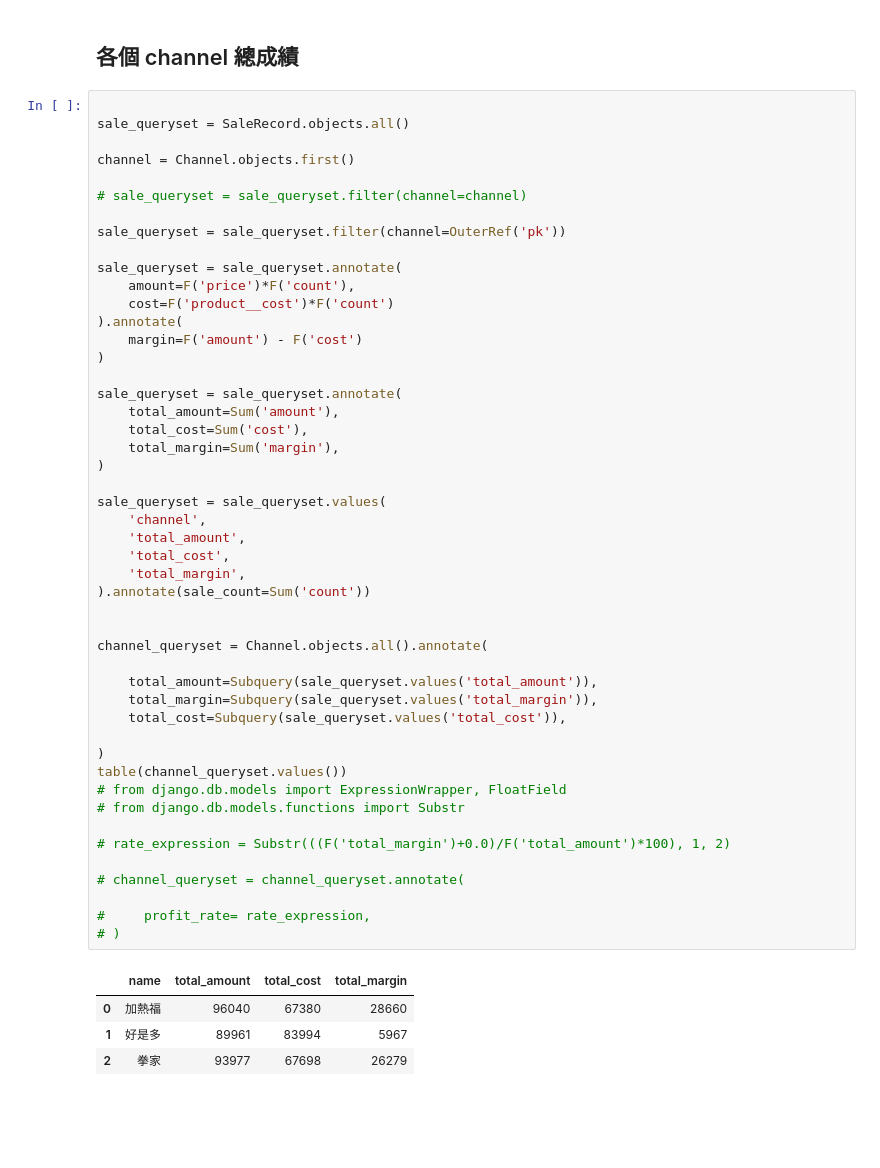
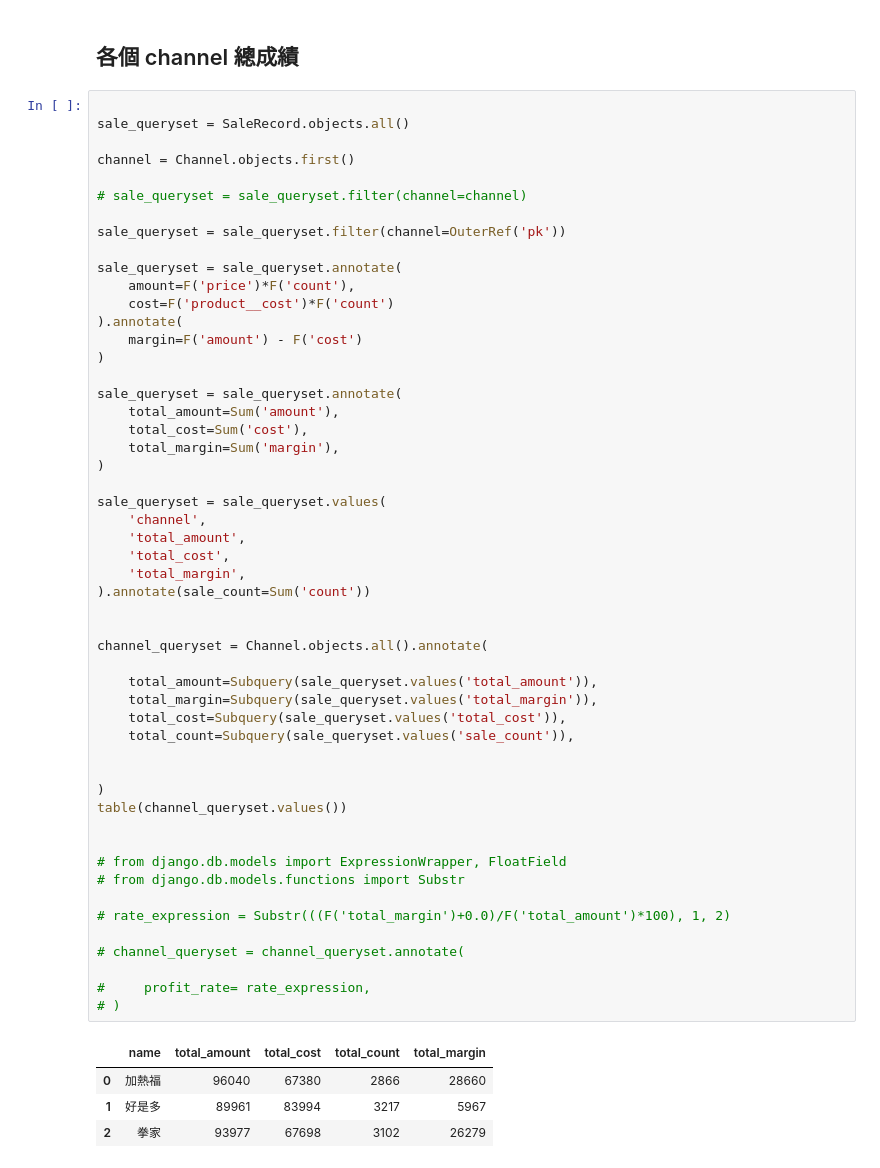
Before and after one commit to timtan/orm-workshop, a Jupyter notebook: demo/Untitled.ipynb, the cells around one changed output. Drawn from its saved outputs; the diff is of its cells as text; blank space fills up the shorter version.

```diff
--- a/demo/Untitled.ipynb
+++ b/demo/Untitled.ipynb
@@ -327,34 +327,38 @@ sale_queryset = sale_queryset.annotate(
     total_cost=Sum('cost'),
     total_margin=Sum('margin'),
 )
 
 sale_queryset = sale_queryset.values(
     'channel',
     'total_amount',
     'total_cost',
     'total_margin',
 ).annotate(sale_count=Sum('count'))
 
 
 channel_queryset = Channel.objects.all().annotate(
 
     total_amount=Subquery(sale_queryset.values('total_amount')),
     total_margin=Subquery(sale_queryset.values('total_margin')),
     total_cost=Subquery(sale_queryset.values('total_cost')),
+    total_count=Subquery(sale_queryset.values('sale_count')),
+
 
 )
 table(channel_queryset.values())
+
+
 # from django.db.models import ExpressionWrapper, FloatField
 # from django.db.models.functions import Substr
 
 # rate_expression = Substr(((F('total_margin')+0.0)/F('total_amount')*100), 1, 2)
 
 # channel_queryset = channel_queryset.annotate(
 
 #     profit_rate= rate_expression,
 # )
 # %% [output]
-|  | name | total_amount | total_cost | total_margin |
-| 0 | 加熱福 | 96040 | 67380 | 28660 |
-| 1 | 好是多 | 89961 | 83994 | 5967 |
-| 2 | 拳家 | 93977 | 67698 | 26279 |
+|  | name | total_amount | total_cost | total_count | total_margin |
+| 0 | 加熱福 | 96040 | 67380 | 2866 | 28660 |
+| 1 | 好是多 | 89961 | 83994 | 3217 | 5967 |
+| 2 | 拳家 | 93977 | 67698 | 3102 | 26279 |
```
Also changed, not shown: parts of 1 cell of this notebook.
